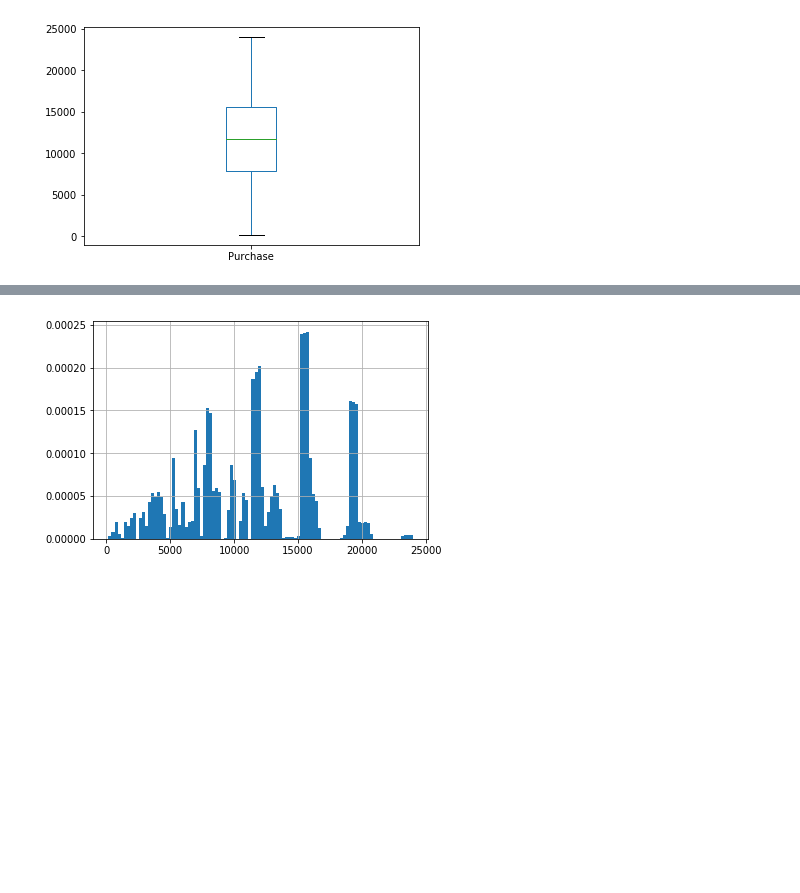
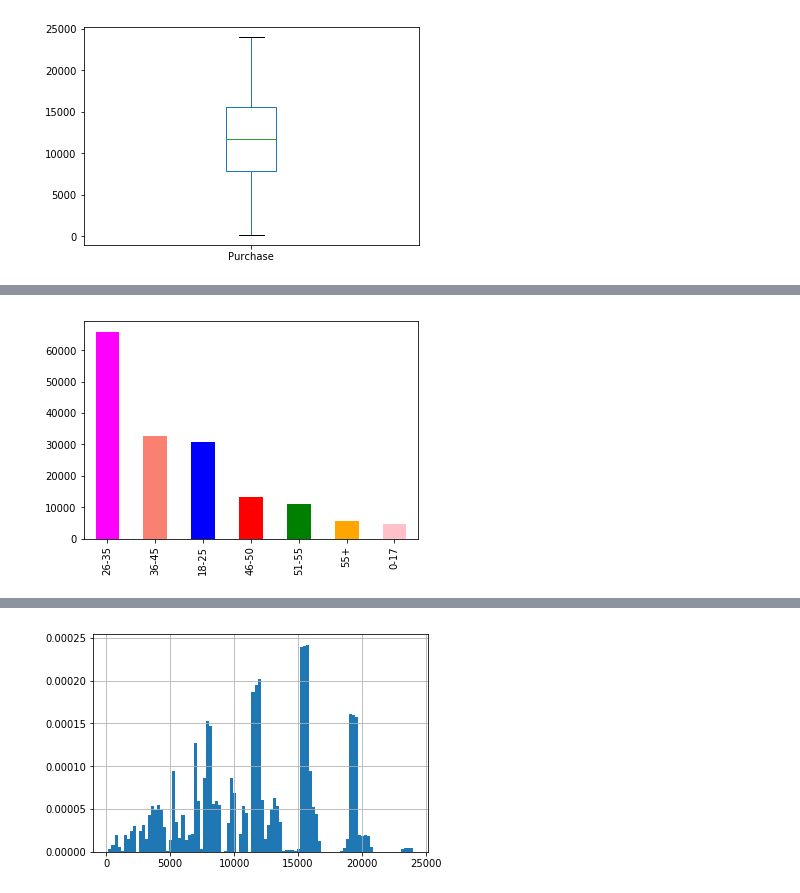
Before and after one commit to tluigimm/Projeto-3-CD, a Jupyter notebook: Trabalho 3.ipynb, the cells around one changed output, grey strips where cells are left out. Cells and saved outputs as stored; diff of their text form; code cells hidden in the pictures; blank space fills up the shorter version.

```diff
--- a/Trabalho 3.ipynb
+++ b/Trabalho 3.ipynb
@@ -41,0 +51,8 @@ df.Purchase.plot.box();
+# %%
+# gráfico de barras com as idades
+# pode-se concluir que a maioria dos consumidores estao entre 18 e 45 anos
+
+idades = df['Age'].value_counts()
+idades.plot(kind='bar', color=('magenta', 'salmon', 'blue', 'red', 'green', 'orange', 'pink'), legend=False);
+# %% [output]
+[figure, added]
```
Also changed, not shown: parts of 21 cells of this notebook.
